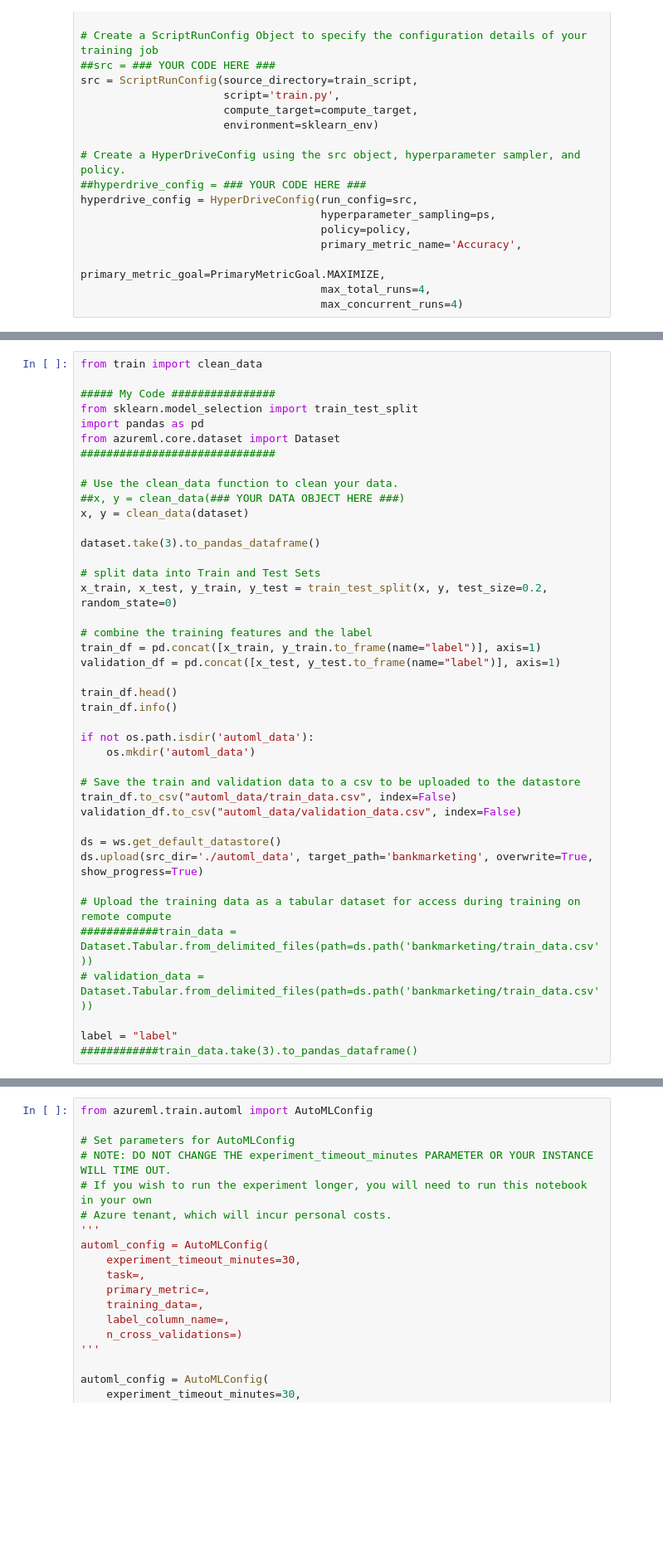
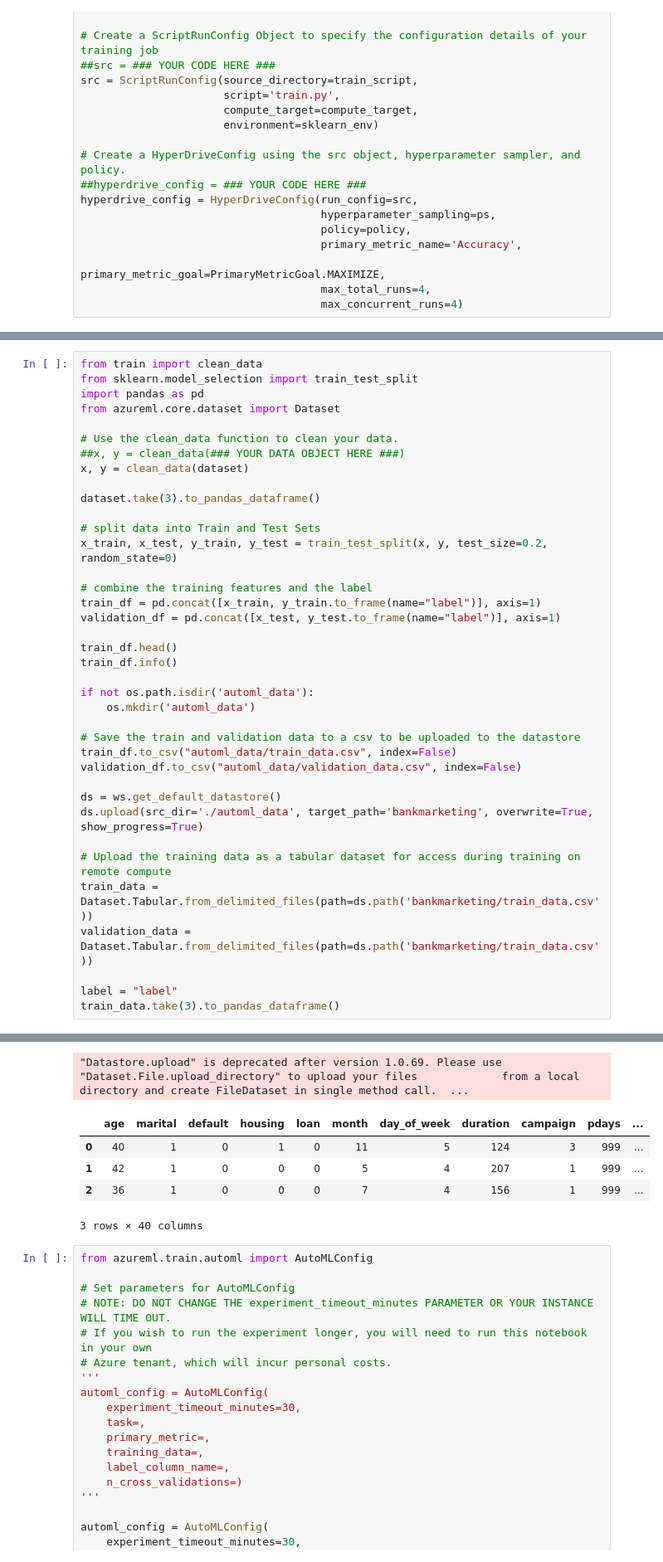
Before and after one commit to nguyenqu/nd00333_AZMLND_Optimizing_a_Pipeline_in_Azure-Starter_Files, a Jupyter notebook: udacity-project.ipynb, the cells around one changed output, grey strips where cells are left out. Shown: that part at 83% size. Saved outputs shown, nothing was run; the diff lists cells and outputs as text; blank space fills up the shorter version.

```diff
--- a/udacity-project.ipynb
+++ b/udacity-project.ipynb
@@ -233,11 +257,8 @@ ds_df.info()
 # %%
 from train import clean_data
-
-##### My Code ################
 from sklearn.model_selection import train_test_split
 import pandas as pd
 from azureml.core.dataset import Dataset
-##############################
 
 # Use the clean_data function to clean your data.
 ##x, y = clean_data(### YOUR DATA OBJECT HERE ###)
@@ -266,8 +287,9 @@ ds = ws.get_default_datastore()
 ds.upload(src_dir='./automl_data', target_path='bankmarketing', overwrite=True, show_progress=True)
 
 # Upload the training data as a tabular dataset for access during training on remote compute
-############train_data = Dataset.Tabular.from_delimited_files(path=ds.path('bankmarketing/train_data.csv'))
-# validation_data = Dataset.Tabular.from_delimited_files(path=ds.path('bankmarketing/train_data.csv'))
+train_data = Dataset.Tabular.from_delimited_files(path=ds.path('bankmarketing/train_data.csv'))
+validation_data = Dataset.Tabular.from_delimited_files(path=ds.path('bankmarketing/train_data.csv'))
 
 label = "label"
-############train_data.take(3).to_pandas_dataframe()
+train_data.take(3).to_pandas_dataframe()
+# %% [output]
@@ -274,3 +313,9 @@ label = "label"
+"Datastore.upload" is deprecated after version 1.0.69. Please use "Dataset.File.upload_directory" to upload your files             from a local directory and create FileDataset in single method call.  ...
+|  | age | marital | default | housing | loan | month | day_of_week | duration | campaign | pdays | ... |
+| 0 | 40 | 1 | 0 | 1 | 0 | 11 | 5 | 124 | 3 | 999 | ... |
+| 1 | 42 | 1 | 0 | 0 | 0 | 5 | 4 | 207 | 1 | 999 | ... |
+| 2 | 36 | 1 | 0 | 0 | 0 | 7 | 4 | 156 | 1 | 999 | ... |
+3 rows × 40 columns
 # %%
 from azureml.train.automl import AutoMLConfig
 
```
Also changed, not shown: parts of 7 cells of this notebook.
